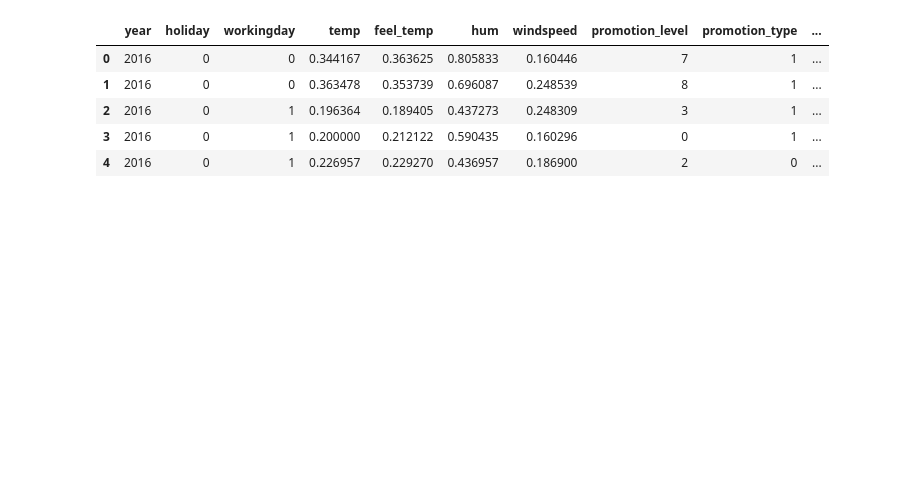
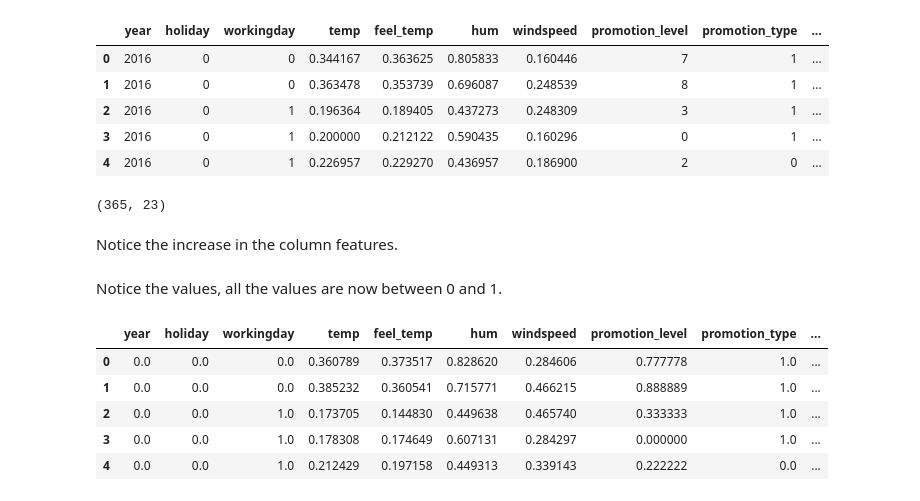
Before and after one commit to InternityFoundation/MachineLearning_vineethm1627, a Jupyter notebook: Day 04/01_data_pre_processing.ipynb, the cells around one changed output. Drawn from its saved outputs; the diff is of its cells as text; code cells hidden in the pictures; blank space fills up the shorter version.

```diff
--- a/Day 04/01_data_pre_processing.ipynb
+++ b/Day 04/01_data_pre_processing.ipynb
@@ -109,6 +113,12 @@ dataset.head()
 | 2 | 2016 | 0 | 1 | 0.196364 | 0.189405 | 0.437273 | 0.248309 | 3 | 1 | ... |
 | 3 | 2016 | 0 | 1 | 0.200000 | 0.212122 | 0.590435 | 0.160296 | 0 | 1 | ... |
 | 4 | 2016 | 0 | 1 | 0.226957 | 0.229270 | 0.436957 | 0.186900 | 2 | 0 | ... |
+# %%
+dataset.shape
+# %% [output]
+(365, 23)
+# %% [markdown]
+Notice the increase in the column features.
 # %%
 # Splitting into X and y
 
@@ -123,3 +133,14 @@ X = dataset.drop(['casual'], axis=1) # axis = 1 specifies the drop along column
 scaler = MinMaxScaler(feature_range=(0,1)) # all the features will now be in the range of [0, 1]
 X_ = scaler.fit_transform(X)
 X = pd.DataFrame(X_, columns=X.columns)
+# %% [markdown]
+Notice the values, all the values are now between 0 and 1.
+# %%
+X.head()
+# %% [output]
+|  | year | holiday | workingday | temp | feel_temp | hum | windspeed | promotion_level | promotion_type | ... |
+| 0 | 0.0 | 0.0 | 0.0 | 0.360789 | 0.373517 | 0.828620 | 0.284606 | 0.777778 | 1.0 | ... |
+| 1 | 0.0 | 0.0 | 0.0 | 0.385232 | 0.360541 | 0.715771 | 0.466215 | 0.888889 | 1.0 | ... |
+| 2 | 0.0 | 0.0 | 1.0 | 0.173705 | 0.144830 | 0.449638 | 0.465740 | 0.333333 | 1.0 | ... |
+| 3 | 0.0 | 0.0 | 1.0 | 0.178308 | 0.174649 | 0.607131 | 0.284297 | 0.000000 | 1.0 | ... |
+| 4 | 0.0 | 0.0 | 1.0 | 0.212429 | 0.197158 | 0.449313 | 0.339143 | 0.222222 | 0.0 | ... |
```
Also changed, not shown: parts of 1 cell of this notebook.
